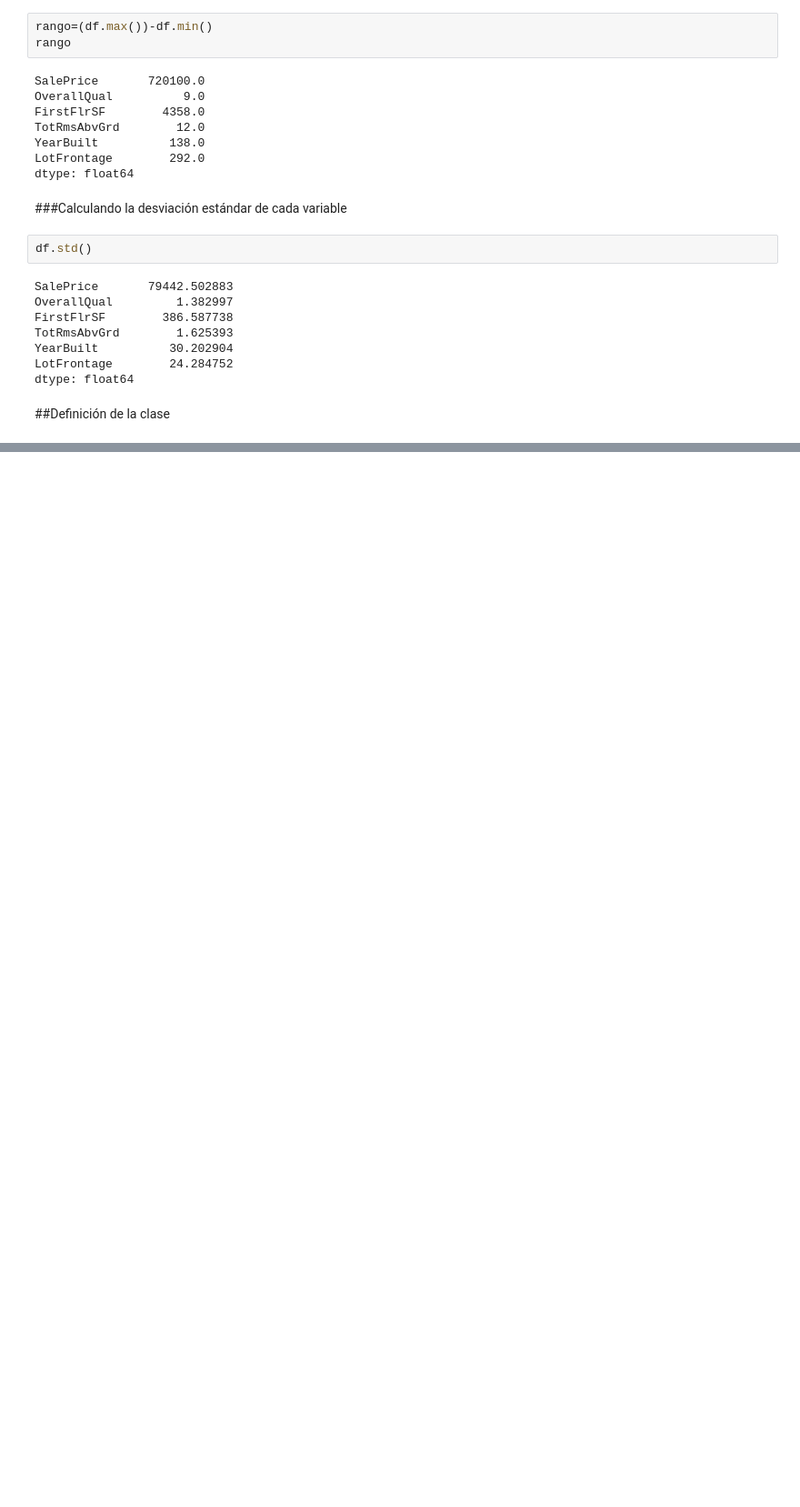
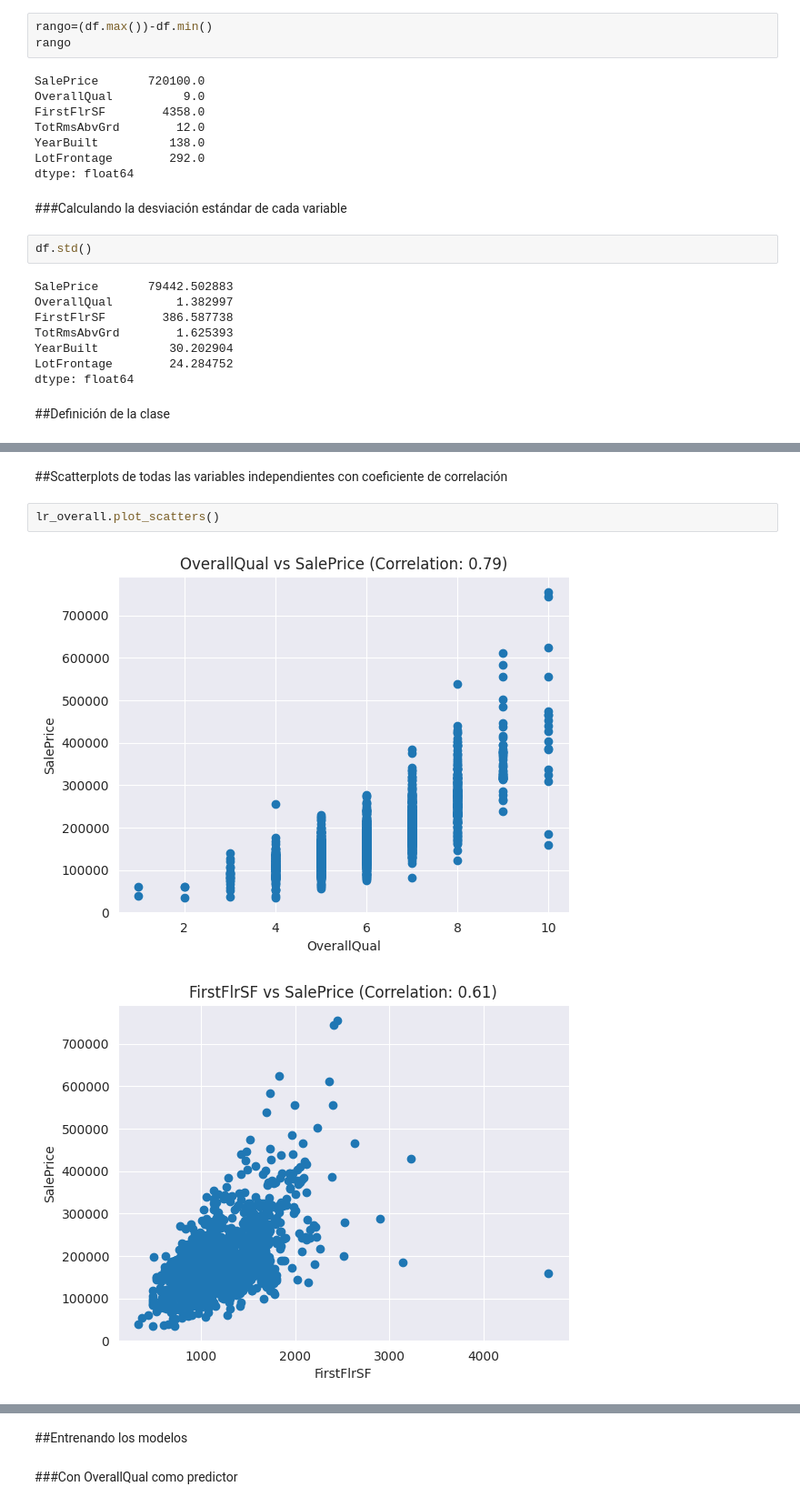
Before and after one commit to vmcarranzam/Proyecto_RL_CDP, a Jupyter notebook: Regresión_Lineal.ipynb, the cells around one changed output, grey strips where cells are left out. Shown: that part at 91% size. Drawn from its saved outputs; the diff is of its cells as text; blank space fills up the shorter version.

```diff
--- a/Regresión_Lineal.ipynb
+++ b/Regresión_Lineal.ipynb
@@ -262,0 +294,7 @@ lr_overall_test = RegresionLineal(x_col="xcol", y_col="ycol", epochs=1000, learn
+# %% [markdown]
+##Scatterplots de todas las variables independientes con coeficiente de correlación
+# %%
+lr_overall.plot_scatters()
+# %% [output]
+[figure, added]
+[figure, added]
@@ -262,0 +304,4 @@ lr_overall_test = RegresionLineal(x_col="xcol", y_col="ycol", epochs=1000, learn
+# %% [markdown]
+##Entrenando los modelos
+# %% [markdown]
+###Con OverallQual como predictor
```
Also changed, not shown: parts of 23 cells of this notebook.
